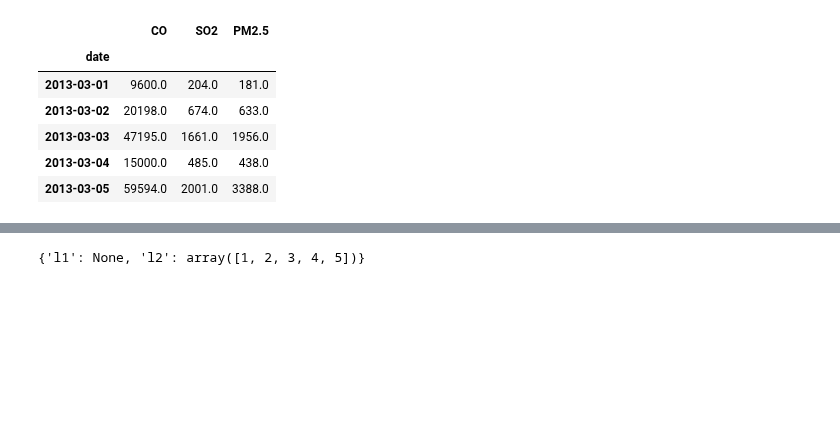
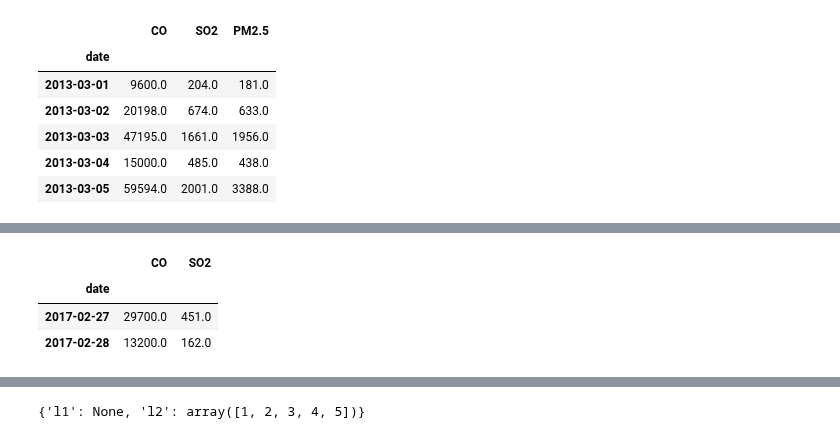
Before and after one commit to JoaquinAmatRodrigo/skforecast, a Jupyter notebook: dev/No_lags_multivariate.ipynb, the cells around one changed output, grey strips where cells are left out. Drawn from its saved outputs; the diff is of its cells as text; code cells hidden in the pictures; blank space fills up the shorter version.

Commit message:
lags_None_when_dict

```diff
--- a/dev/No_lags_multivariate.ipynb
+++ b/dev/No_lags_multivariate.ipynb
@@ -52,8 +52,8 @@ data.head()
 # ==============================================================================
 forecaster = ForecasterAutoregMultiVariate(
                  regressor          = Ridge(random_state=123),
-                 level              = 'CO',
-                 lags               = {'CO': [1], 'SO2': [2], 'PM2.5': []},
+                 level              = 'PM2.5',
+                 lags               = {'CO': 2, 'SO2': 2, 'PM2.5': None},
                  steps              = 7,
                  transformer_series = None,
                  transformer_exog   = None,
@@ -68,6 +84,7 @@ ValueError: min() arg is an empty sequence
-# %%
-forecaster = ForecasterAutoregMultiVariate(Ridge(), level='l1',
-                                           lags={'l1': None, 'l2': 5}, steps=2)
-
-assert forecaster.max_lag == 5
-assert forecaster.window_size == 5
+# %%
+forecaster.last_window
+# %% [output]
+|  | CO | SO2 |
+| date |  |  |
+| 2017-02-27 | 29700.0 | 451.0 |
+| 2017-02-28 | 13200.0 | 162.0 |
```
Also changed, not shown: parts of 12 cells of this notebook, 6 other files.
